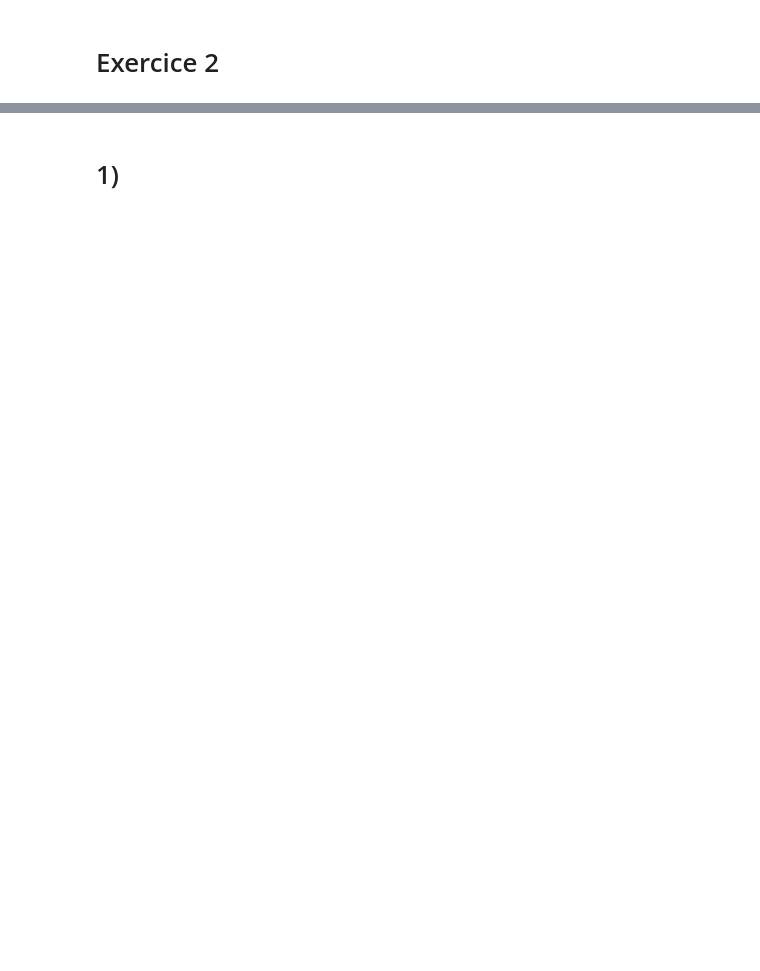
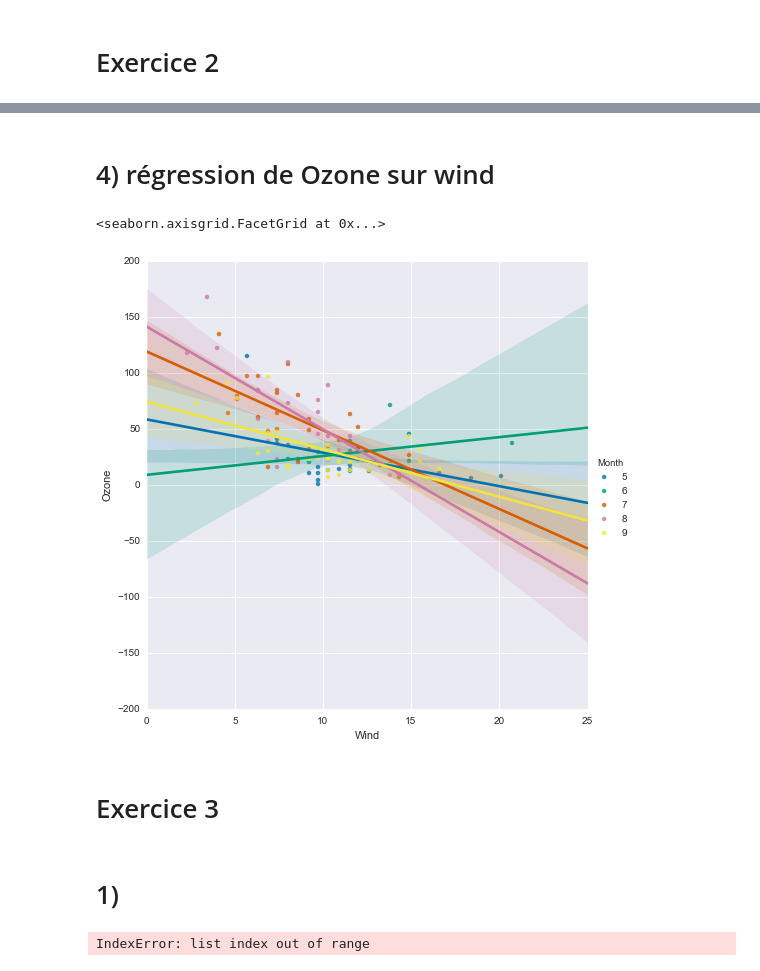
Before and after one commit to rachidalili/MS-BGD2015, a Jupyter notebook: Malik-Oussalah/DM_Malik_Oussalah.ipynb, the cells around one changed output, grey strips where cells are left out. Saved outputs shown, nothing was run; the diff lists cells and outputs as text; code cells hidden in the pictures; blank space fills up the shorter version.

```diff
--- a/Malik-Oussalah/DM_Malik_Oussalah.ipynb
+++ b/Malik-Oussalah/DM_Malik_Oussalah.ipynb
@@ -180,2 +249,11 @@ $$\hat{y}_{new}~~ =~~ 43.0900061919$$
+# %% [markdown]
+# 4) régression de Ozone sur wind
+# %%
+sb.lmplot('Wind','Ozone',hue='Month',data=dataset,size=7)
+# %% [output]
+<seaborn.axisgrid.FacetGrid at 0x...>
+[figure, added]
+# %% [markdown]
+# Exercice 3
 # %% [markdown]
 # 1)
@@ -183,0 +260,21 @@ from sklearn.utils import resample
+# %%
+def stepforward(y,X,M):
+    """stepforward stage-wise function"""
+    theta, r = [0], y
+    S = []
+    for i in range(1,M):
+        alpha_j = []
+        for j in range(0,4):
+            alpha_j.append(X[X.columns[j]].dot(r))
+        jmax = np.argmax(alpha_j)
+        S.append(jmax)
+        theta = np.argmin(np.math.sqrt(np.linalg.norm(y-X[S[jmax]]*theta)))
+        r = y - X[S[jmax]].dot(theta)
+    theta[S[jmax]] = theta
+    return theta, S
+y = dataset['Ozone']
+X = dataset[dataset.columns]
+stepforward(y,X,3)
+#fonction en cours de realisation ne se lance pas encore#
+# %% [output]
+IndexError: list index out of range
```
Also changed, not shown: parts of 28 cells of this notebook.
